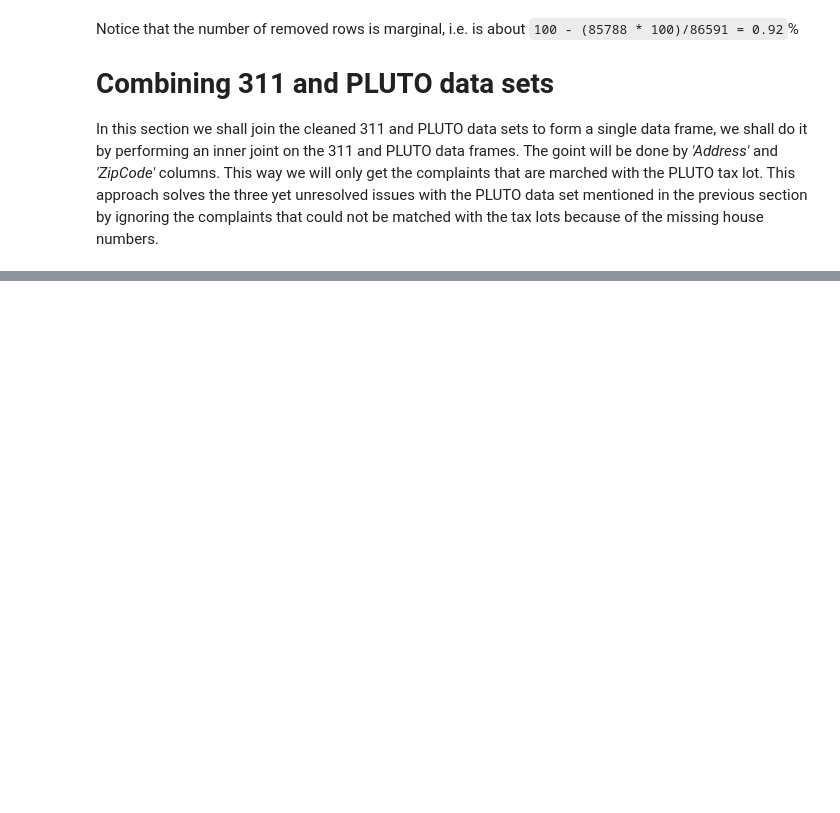
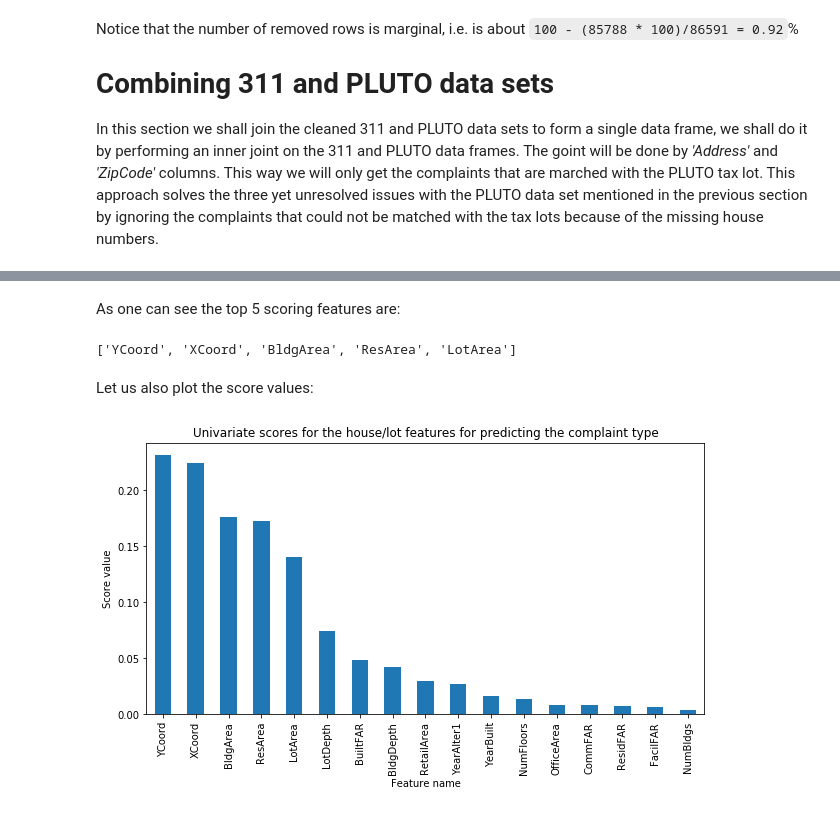
Before and after one commit to ivan-zapreev/data-science-python-projects, a Jupyter notebook: IBM_DS0720EN/capstone_03.ipynb, the cells around one changed output, grey strips where cells are left out. Cells and saved outputs as stored; diff of their text form; code cells hidden in the pictures; blank space fills up the shorter version.

```diff
--- a/IBM_DS0720EN/capstone_03.ipynb
+++ b/IBM_DS0720EN/capstone_03.ipynb
@@ -490,0 +656,6 @@ According to the table above there are no Na/NaN values present so we can procee
+# %%
+scaler = StandardScaler()
+dhp_bx_mtx = dhp_bx_df.values.astype(float)
+dhp_bx_mtx = scaler.fit(dhp_bx_mtx).transform(dhp_bx_mtx)
+display(dhp_bx_mtx)
+print('Shape:', dhp_bx_mtx.shape)
@@ -490,0 +679,10 @@ According to the table above there are no Na/NaN values present so we can procee
+# %%
+# First let us select the training data
+X_train = dhp_bx_mtx[:,0:NUM_FEATURES]  #independent columns
+print('X_train shape', X_train.shape )
+
+FEATURE_NAMES = dhp_bx_df.columns[range(0, NUM_FEATURES)]
+
+# For the classification task we use the non-scaled discrete value
+Y_train = dhp_bx_df.loc[:,'TypeCode'].values
+print('Y_train shape', Y_train.shape )
@@ -490,0 +700,5 @@ According to the table above there are no Na/NaN values present so we can procee
+# %%
+# Create the selector
+selector = SelectKBest(mutual_info_classif, k = 'all')
+# Train on the train set
+selector.fit(X_train, Y_train)
@@ -490,0 +707,7 @@ According to the table above there are no Na/NaN values present so we can procee
+# %%
+# Create the score results data frame
+us_scores_df = pd.DataFrame({ 'feature' : FEATURE_NAMES,
+                              'score'   : selector.scores_})
+us_scores_df = us_scores_df.set_index('feature')
+us_scores_df.sort_values(by = 'score', ascending = False, inplace = True)
+display(us_scores_df.head())
@@ -490,0 +722,18 @@ According to the table above there are no Na/NaN values present so we can procee
+# %% [markdown]
+As one can see the top 5 scoring features are:
+# %%
+us_top_5 = us_scores_df.index[0:5].to_list()
+display(us_top_5)
+# %% [output]
+['YCoord', 'XCoord', 'BldgArea', 'ResArea', 'LotArea']
+# %% [markdown]
+ Let us also plot the score values:
+# %%
+us_scores_df['score'].plot(kind='bar', figsize=(10,5))
+plt.title('Univariate scores for the house/lot features for predicting the complaint type')
+plt.ylabel('Score value')
+plt.xlabel('Feature name')
+plt.show()
+plt.close()
+# %% [output]
+[figure, added]
```
Also changed, not shown: parts of 67 cells of this notebook.
